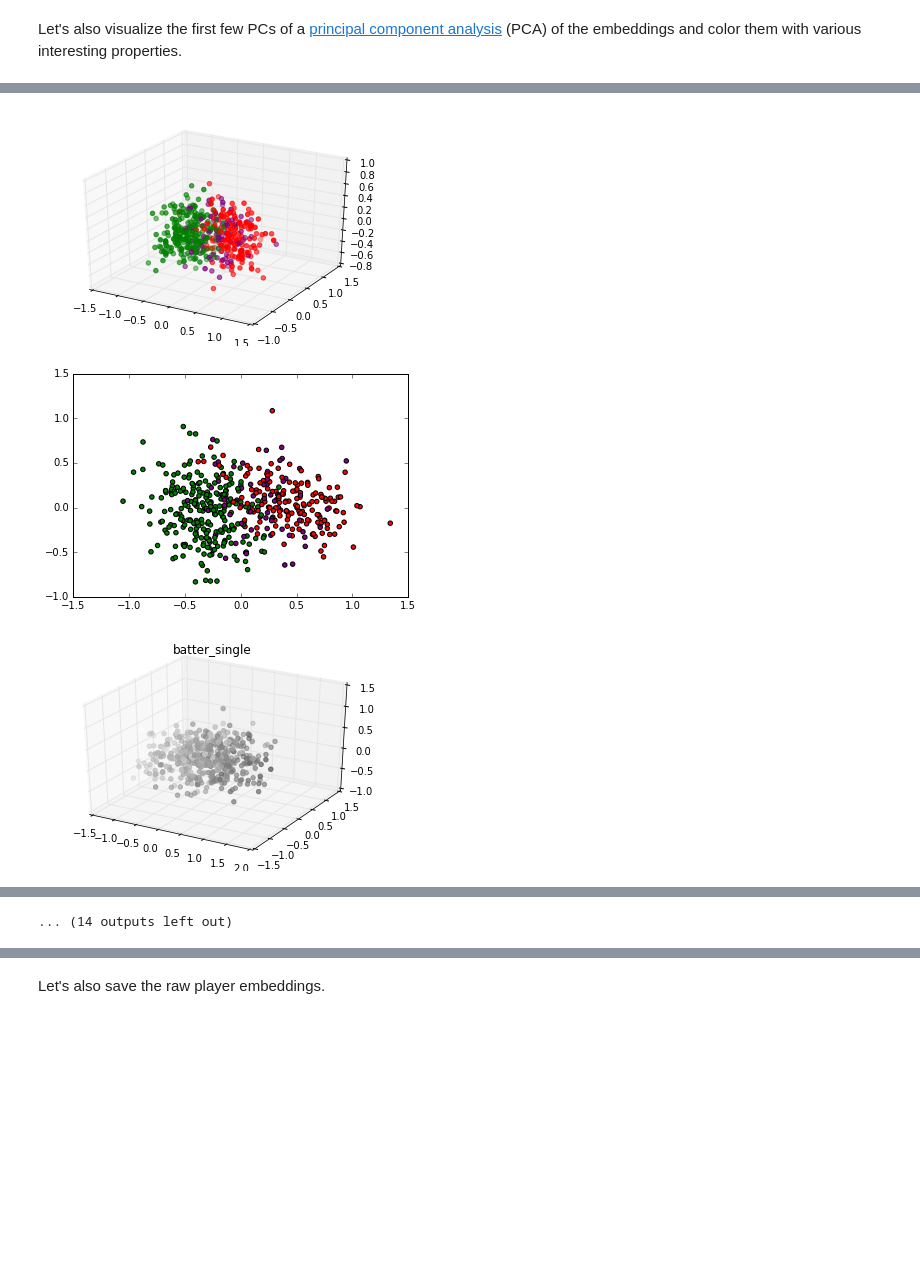
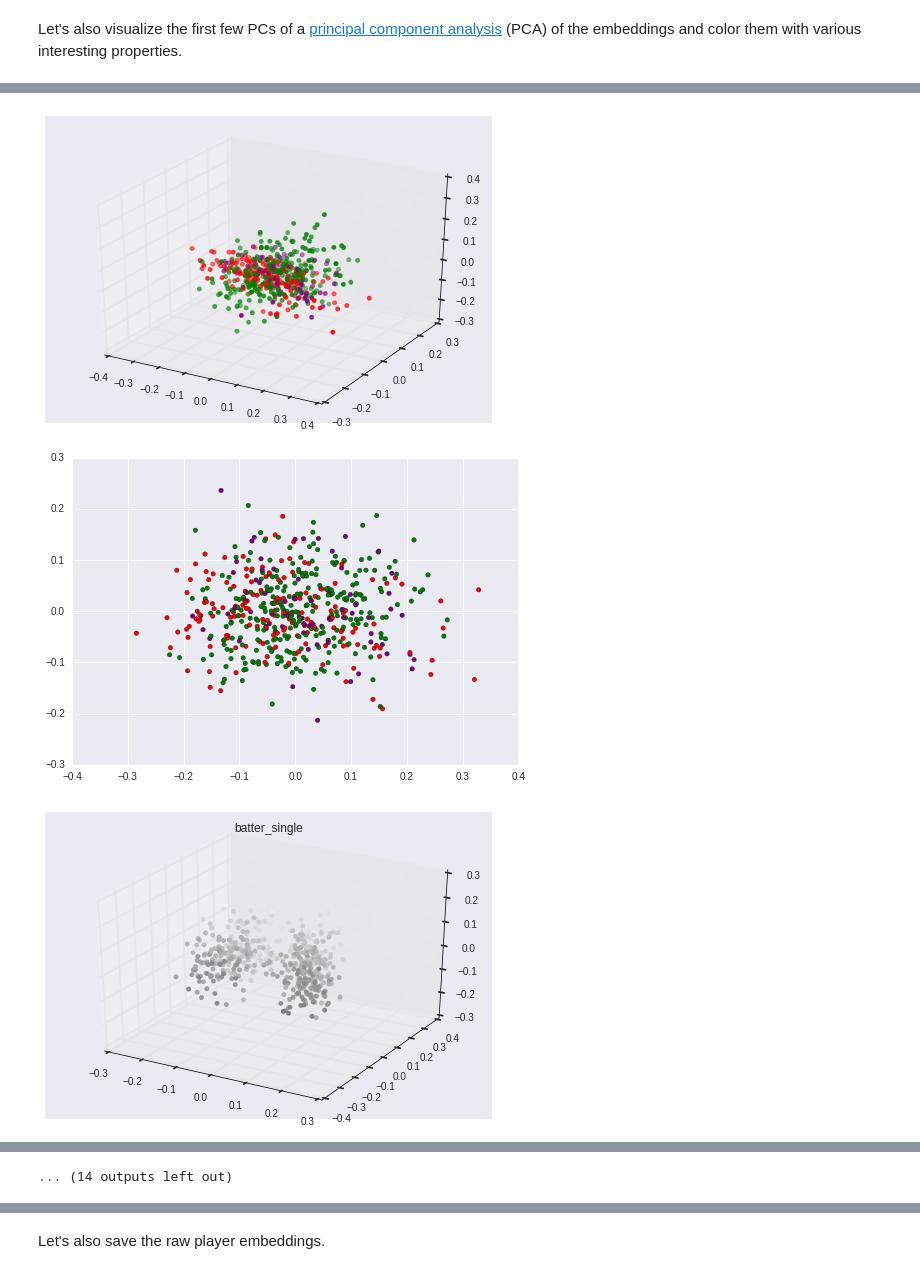
Before and after one commit to airalcorn2/batter-pitcher-2vec, a Jupyter notebook: batter_pitcher_2vec.ipynb, the cells around one changed output, grey strips where cells are left out. Cells and saved outputs as stored; diff of their text form; code cells hidden in the pictures; blank space fills up the shorter version.

```diff
--- a/batter_pitcher_2vec.ipynb
+++ b/batter_pitcher_2vec.ipynb
@@ -271,2 +296,28 @@ model.compile(optimizer = "adadelta", loss = "categorical_crossentropy",
+# %%
+from keras import optimizers
+from keras.layers import Activation, concatenate, Dense, Dropout, Embedding, Input, Reshape
+from keras.models import Model
+
+NUM_BATTERS = len(categories["batter"])
+NUM_PITCHERS = len(categories["pitcher"])
+VEC_SIZE = 9
+activation = "sigmoid"
+
+batter_idx = Input(shape = (1, ), dtype = "int32", name = "batter_idx")
+batter_embed = Embedding(NUM_BATTERS, VEC_SIZE, input_length = 1)(batter_idx)
+batter_embed = Reshape((VEC_SIZE, ), name = "batter_embed")(batter_embed)
+batter_embed = Activation(activation)(batter_embed)
+
+pitcher_idx = Input(shape = (1, ), dtype = "int32", name = "pitcher_idx")
+pitcher_embed = Embedding(NUM_PITCHERS, VEC_SIZE, input_length = 1)(pitcher_idx)
+pitcher_embed = Reshape((VEC_SIZE, ), name = "pitcher_embed")(pitcher_embed)
+pitcher_embed = Activation(activation)(pitcher_embed)
+
+batter_pitcher = concatenate([batter_embed, pitcher_embed], name = "batter_pitcher")
+output = Dense(NUM_OUTCOMES, activation = "softmax")(batter_pitcher)
+
+model = Model(inputs = [batter_idx, pitcher_idx], outputs = [output])
+sgd = optimizers.SGD(lr = 0.01, decay = 1e-6, momentum = 0.9, nesterov = True)
+model.compile(optimizer = sgd, loss = "categorical_crossentropy")
 # %% [markdown]
 And now we're ready to train our model. We'll save the weights at the end of training.
@@ -303,15 +389,12 @@ Having trained the model, let's go ahead and fetch the distributed representatio
 # %%
 from keras import backend
 
-get_batter_vec = backend.function([batter_embed.input], batter_embed.output)
-get_pitcher_vec = backend.function([pitcher_embed.input], pitcher_embed.output)
+get_batter_vec = backend.function([batter_idx], batter_embed)
+get_pitcher_vec = backend.function([pitcher_idx], pitcher_embed)
 
-batter_vecs = [get_batter_vec([np.array([[i]])]) for i in range(NUM_BATTERS)]
-pitcher_vecs = [get_pitcher_vec([np.array([[i]])]) for i in range(NUM_PITCHERS)]
-
-# Get distributed representation of players.
-batter_vecs = np.array(batter_vecs).reshape((NUM_BATTERS, VEC_SIZE))
-pitcher_vecs = np.array(pitcher_vecs).reshape((NUM_PITCHERS, VEC_SIZE))
+# Retrieve distributed representation of players.
+batter_vecs = get_batter_vec([np.array(range(NUM_BATTERS)).reshape((NUM_BATTERS, 1))])
+pitcher_vecs = get_pitcher_vec([np.array(range(NUM_PITCHERS)).reshape((NUM_PITCHERS, 1))])
 player_vecs = {"batter": batter_vecs, "pitcher": pitcher_vecs}
 # %% [markdown]
 Alright, let's find out if these embeddings are revealing anything interesting. First, let's collect some information about the players.
@@ -404,7 +504,7 @@ from sklearn import decomposition
 
 
 def run_pca(player_vecs, colors = None, pc_x = 0, pc_y = 1, pc_z = 2, do_print = False, title = ""):
-    """Run a PCA on the embedded player representations.
+    """Run a PCA on the player embeddings.
 
     :param player_vecs:
     :param colors:
@@ -447,7 +547,7 @@ for i in range(NUM_BATTERS):
     batter_colors["hr"].append(str((home_runs.get(batter_id, 0) / at_bats[batter_id]) / max_hr_rate))
     batter_colors["single"].append(str((singles.get(batter_id, 0) / at_bats[batter_id]) / max_single_rate))
     batter_colors["double"].append(str((doubles.get(batter_id, 0) / at_bats[batter_id]) / max_double_rate))
-    batter_colors["salary"].append(str((salaries.get(batter_id, 0) / at_bats[batter_id]) / max_salary))
+    batter_colors["salary"].append(str((salaries.get(batter_id, 0) / max_salary)))
 
 for batter_color in ["hand", "single", "salary", "double", "hr"]:
     projected_batters = run_pca(batter_vecs, batter_colors[batter_color], title = "batter_{0}".format(batter_color))
@@ -461,3 +561,3 @@ projected_pitchers = run_pca(pitcher_vecs, do_print = True)
-[figure, old version]
+[figure, new version]
-[figure, old version]
+[figure, new version]
-[figure, old version]
+[figure, new version]
```
Also changed, not shown: parts of 69 cells of this notebook, 22 other files.
